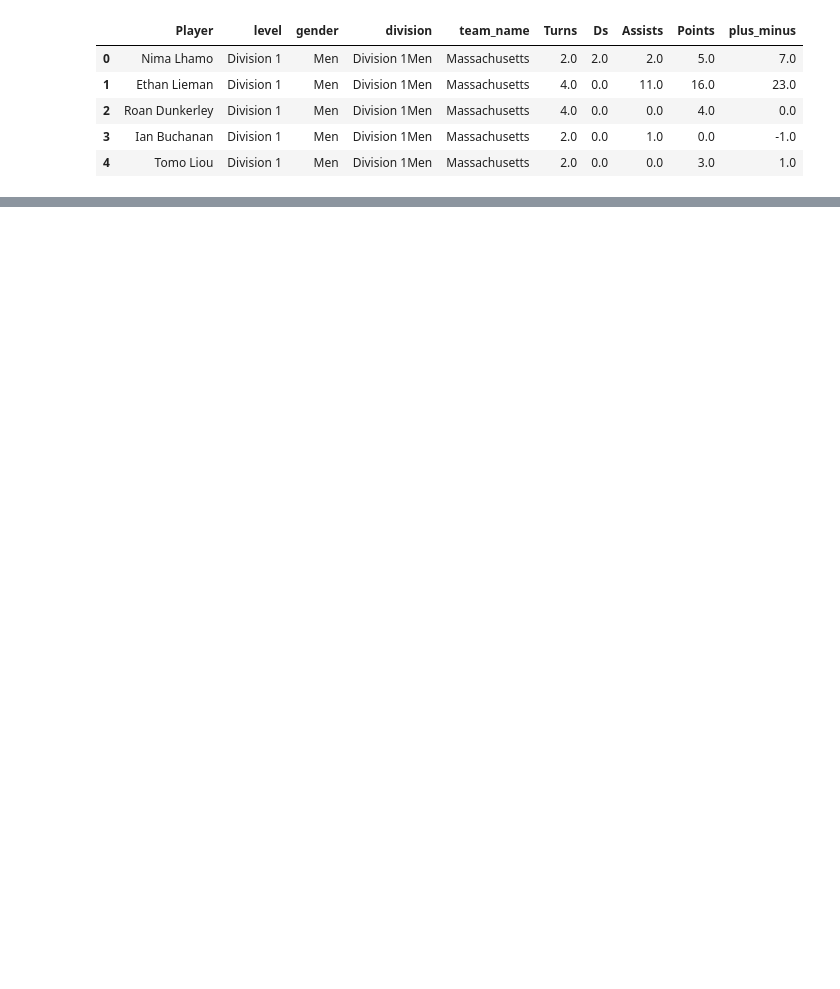
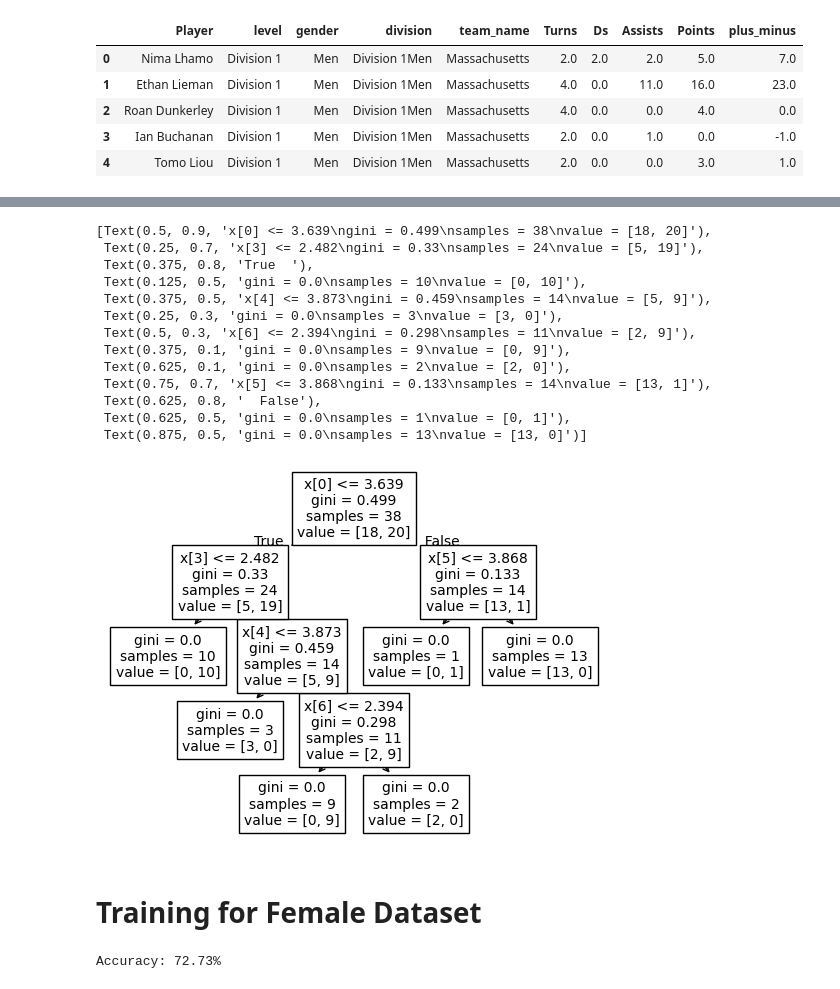
Before and after one commit to samshin3/Ultimate-Player-Division-Classifier, a Jupyter notebook: team_classifier.ipynb, the cells around one changed output, grey strips where cells are left out. Saved outputs shown, nothing was run; the diff lists cells and outputs as text; code cells hidden in the pictures; blank space fills up the shorter version.

Commit message:
Created functions and added 2025 data for testing

```diff
--- a/team_classifier.ipynb
+++ b/team_classifier.ipynb
@@ -123,0 +103,20 @@ Accuracy: 80.0%
+# %%
+# Decision Tree Visualized
+tree.plot_tree(clf)
+# %% [output]
+[Text(0.5, 0.9, 'x[0] <= 3.639\ngini = 0.499\nsamples = 38\nvalue = [18, 20]'),
+ Text(0.25, 0.7, 'x[3] <= 2.482\ngini = 0.33\nsamples = 24\nvalue = [5, 19]'),
+ Text(0.375, 0.8, 'True  '),
+ Text(0.125, 0.5, 'gini = 0.0\nsamples = 10\nvalue = [0, 10]'),
+ Text(0.375, 0.5, 'x[4] <= 3.873\ngini = 0.459\nsamples = 14\nvalue = [5, 9]'),
+ Text(0.25, 0.3, 'gini = 0.0\nsamples = 3\nvalue = [3, 0]'),
+ Text(0.5, 0.3, 'x[6] <= 2.394\ngini = 0.298\nsamples = 11\nvalue = [2, 9]'),
+ Text(0.375, 0.1, 'gini = 0.0\nsamples = 9\nvalue = [0, 9]'),
+ Text(0.625, 0.1, 'gini = 0.0\nsamples = 2\nvalue = [2, 0]'),
+ Text(0.75, 0.7, 'x[5] <= 3.868\ngini = 0.133\nsamples = 14\nvalue = [13, 1]'),
+ Text(0.625, 0.8, '  False'),
+ Text(0.625, 0.5, 'gini = 0.0\nsamples = 1\nvalue = [0, 1]'),
+ Text(0.875, 0.5, 'gini = 0.0\nsamples = 13\nvalue = [13, 0]')]
+[figure, added]
+# %% [markdown]
+# Training for Female Dataset
@@ -123,0 +136,6 @@ Accuracy: 80.0%
+# %%
+# Testing model
+predictions = clf_female.predict(female_x_test)
+results = get_results(predictions, female_y_test)
+# %% [output]
+Accuracy: 72.73%
```
Also changed, not shown: parts of 14 cells of this notebook.
